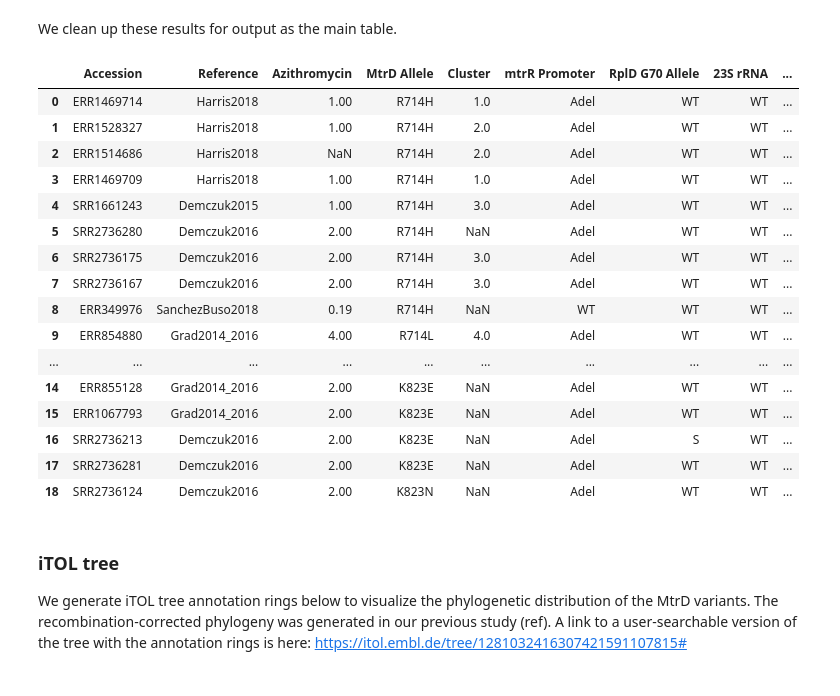
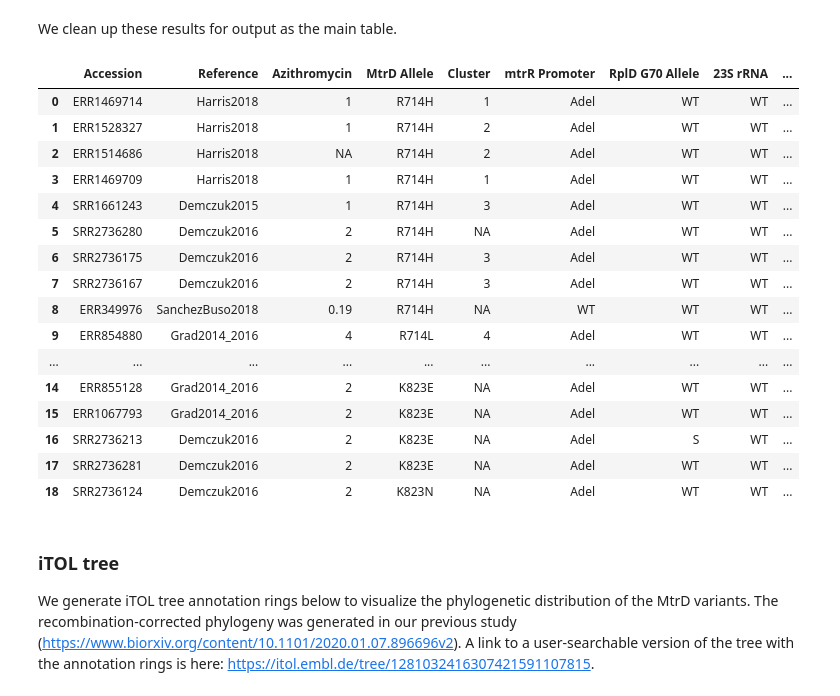
Before and after one commit to gradlab/mtrD-resistance, a Jupyter notebook: mtrD-resistance-notebook.ipynb, the cells around one changed output. Saved outputs shown, nothing was run; the diff lists cells and outputs as text; code cells hidden in the pictures.

```diff
--- a/mtrD-resistance-notebook.ipynb
+++ b/mtrD-resistance-notebook.ipynb
@@ -260,52 +260,53 @@ sample_order = []
 
 for snp in ['H', 'L', 'C']:
     strains = samples[[x == snp for x in list(alignment[:, 714-1])]]
     for s in strains:
         allele_order.append('R714' + snp)
         sample_order.append(s)
 
 for snp in ['E', 'N']:
     strains = samples[[x == snp for x in list(alignment[:, 823-1])]]
     for s in strains:
         allele_order.append('K823' + snp)
         sample_order.append(s)
 
 alleles = pd.DataFrame.from_dict({'GWAS_ID': sample_order, 'MtrD Allele': allele_order})
 alleles = alleles.merge(covariates)
 
 clusters = {'GWAS_ID': ['ERR1469709', 'ERR1469714', 'ERR1528327', 'ERR1514686', 'SRR2736175', 'SRR1661243', 'SRR2736167', 'GCGS1039', 'GCGS1040'],
             'Cluster': [1, 1, 2, 2, 3, 3, 3, 4, 4]}
 alleles = alleles.merge(pd.DataFrame.from_dict(clusters), how='left')
 
 alleles['23S rRNA'] = 'WT'
 alleles['mtrR Promoter'] = alleles['mtr_promoter'].apply(lambda x: 'Adel' if x == '-' else 'WT')
 alleles['RplD G70 Allele'] = alleles['RplD_70'].apply(lambda x: x if x != 'G' else 'WT')
 alleles['PenA Allele'] = alleles['Mosaic_PenA_BAPS'].apply(lambda x: 'XXXIV' if x == 1 else 'Non-mosaic')
+alleles = alleles.replace(np.nan, 'NA', regex=True)
 alleles = alleles[['Accession', 'Reference', 'Azithromycin', 'MtrD Allele', 'Cluster', 'mtrR Promoter', 'RplD G70 Allele', '23S rRNA', 'PenA Allele']]
 
-#alleles.to_csv('mtrD/2020-06-02_table1.tsv', sep='\t', index=False)
+alleles.to_csv('mtrD/2020-06-02_table1.tsv', sep='\t', index=False)
 
 alleles
 # %% [output]
 |  | Accession | Reference | Azithromycin | MtrD Allele | Cluster | mtrR Promoter | RplD G70 Allele | 23S rRNA | ... |
-| 0 | ERR1469714 | Harris2018 | 1.00 | R714H | 1.0 | Adel | WT | WT | ... |
-| 1 | ERR1528327 | Harris2018 | 1.00 | R714H | 2.0 | Adel | WT | WT | ... |
-| 2 | ERR1514686 | Harris2018 | NaN | R714H | 2.0 | Adel | WT | WT | ... |
-| 3 | ERR1469709 | Harris2018 | 1.00 | R714H | 1.0 | Adel | WT | WT | ... |
-| 4 | SRR1661243 | Demczuk2015 | 1.00 | R714H | 3.0 | Adel | WT | WT | ... |
-| 5 | SRR2736280 | Demczuk2016 | 2.00 | R714H | NaN | Adel | WT | WT | ... |
-| 6 | SRR2736175 | Demczuk2016 | 2.00 | R714H | 3.0 | Adel | WT | WT | ... |
-| 7 | SRR2736167 | Demczuk2016 | 2.00 | R714H | 3.0 | Adel | WT | WT | ... |
-| 8 | ERR349976 | SanchezBuso2018 | 0.19 | R714H | NaN | WT | WT | WT | ... |
-| 9 | ERR854880 | Grad2014_2016 | 4.00 | R714L | 4.0 | Adel | WT | WT | ... |
+| 0 | ERR1469714 | Harris2018 | 1 | R714H | 1 | Adel | WT | WT | ... |
+| 1 | ERR1528327 | Harris2018 | 1 | R714H | 2 | Adel | WT | WT | ... |
+| 2 | ERR1514686 | Harris2018 | NA | R714H | 2 | Adel | WT | WT | ... |
+| 3 | ERR1469709 | Harris2018 | 1 | R714H | 1 | Adel | WT | WT | ... |
+| 4 | SRR1661243 | Demczuk2015 | 1 | R714H | 3 | Adel | WT | WT | ... |
+| 5 | SRR2736280 | Demczuk2016 | 2 | R714H | NA | Adel | WT | WT | ... |
+| 6 | SRR2736175 | Demczuk2016 | 2 | R714H | 3 | Adel | WT | WT | ... |
+| 7 | SRR2736167 | Demczuk2016 | 2 | R714H | 3 | Adel | WT | WT | ... |
+| 8 | ERR349976 | SanchezBuso2018 | 0.19 | R714H | NA | WT | WT | WT | ... |
+| 9 | ERR854880 | Grad2014_2016 | 4 | R714L | 4 | Adel | WT | WT | ... |
 | ... | ... | ... | ... | ... | ... | ... | ... | ... | ... |
-| 14 | ERR855128 | Grad2014_2016 | 2.00 | K823E | NaN | Adel | WT | WT | ... |
-| 15 | ERR1067793 | Grad2014_2016 | 2.00 | K823E | NaN | Adel | WT | WT | ... |
-| 16 | SRR2736213 | Demczuk2016 | 2.00 | K823E | NaN | Adel | S | WT | ... |
-| 17 | SRR2736281 | Demczuk2016 | 2.00 | K823E | NaN | Adel | WT | WT | ... |
-| 18 | SRR2736124 | Demczuk2016 | 2.00 | K823N | NaN | Adel | WT | WT | ... |
+| 14 | ERR855128 | Grad2014_2016 | 2 | K823E | NA | Adel | WT | WT | ... |
+| 15 | ERR1067793 | Grad2014_2016 | 2 | K823E | NA | Adel | WT | WT | ... |
+| 16 | SRR2736213 | Demczuk2016 | 2 | K823E | NA | Adel | S | WT | ... |
+| 17 | SRR2736281 | Demczuk2016 | 2 | K823E | NA | Adel | WT | WT | ... |
+| 18 | SRR2736124 | Demczuk2016 | 2 | K823N | NA | Adel | WT | WT | ... |
 # %% [markdown]
 ### iTOL tree
 
-We generate iTOL tree annotation rings below to visualize the phylogenetic distribution of the MtrD variants. The recombination-corrected phylogeny was generated in our previous study (ref). A link to a user-searchable version of the tree with the annotation rings is here: https://itol.embl.de/tree/1281032416307421591107815#
+We generate iTOL tree annotation rings below to visualize the phylogenetic distribution of the MtrD variants. The recombination-corrected phylogeny was generated in our previous study (https://www.biorxiv.org/content/10.1101/2020.01.07.896696v2). A link to a user-searchable version of the tree with the annotation rings is here: https://itol.embl.de/tree/1281032416307421591107815.
 # %%
```
Also changed, not shown: parts of 8 cells of this notebook, 2 other files.
